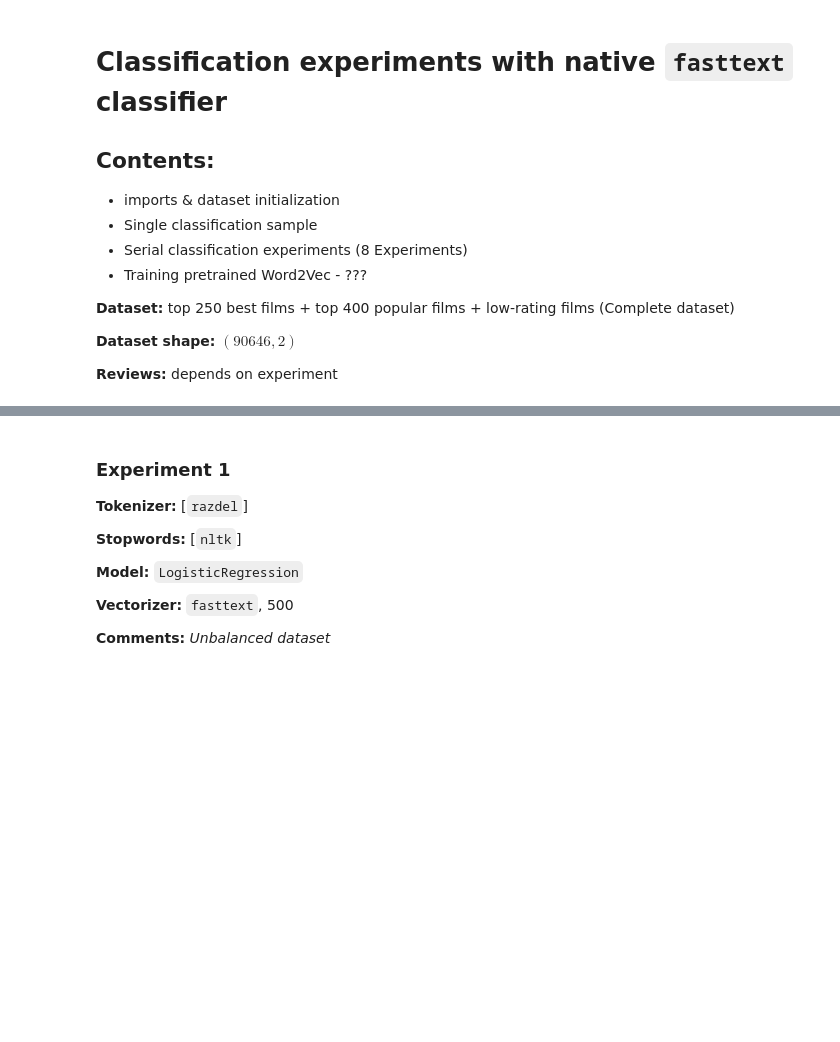
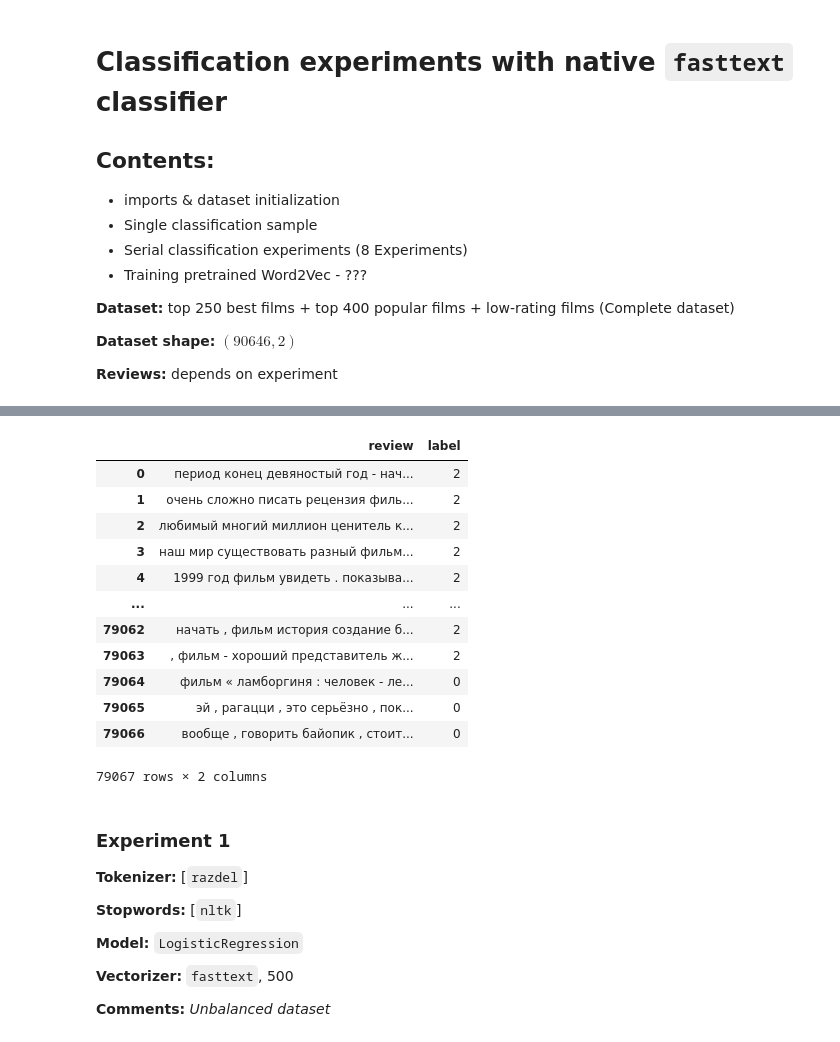
Before and after one commit to YaroslavPr17/nlp-coursework, a Jupyter notebook: notebooks/models/fasttext_model_&_native_classification.ipynb, the cells around one changed output, grey strips where cells are left out. Saved outputs shown, nothing was run; the diff lists cells and outputs as text; code cells hidden in the pictures; blank space fills up the shorter version.

```diff
--- a/notebooks/models/fasttext_model_&_native_classification.ipynb
+++ b/notebooks/models/fasttext_model_&_native_classification.ipynb
@@ -93,6 +93,22 @@ Name: label, dtype: int64
 | 860 | фильм , который неизменно занимат... | 2 |
 | 15795 | фильм ждать весь сердце , истинны... | 2 |
 55346 rows × 2 columns
+# %%
+cudf.DataFrame(data)
+# %% [output]
+|  | review | label |
+| 0 | период конец девяностый год - нач... | 2 |
+| 1 | очень сложно писать рецензия филь... | 2 |
+| 2 | любимый многий миллион ценитель к... | 2 |
+| 3 | наш мир существовать разный фильм... | 2 |
+| 4 | 1999 год фильм увидеть . показыва... | 2 |
+| ... | ... | ... |
+| 79062 | начать , фильм история создание б... | 2 |
+| 79063 | , фильм - хороший представитель ж... | 2 |
+| 79064 | фильм « ламборгиня : человек - ле... | 0 |
+| 79065 | эй , рагацци , это серьёзно , пок... | 0 |
+| 79066 | вообще , говорить байопик , стоит... | 0 |
+79067 rows × 2 columns
 # %% [markdown]
 ### Experiment 1
 
```
Also changed, not shown: parts of 2 cells of this notebook.
